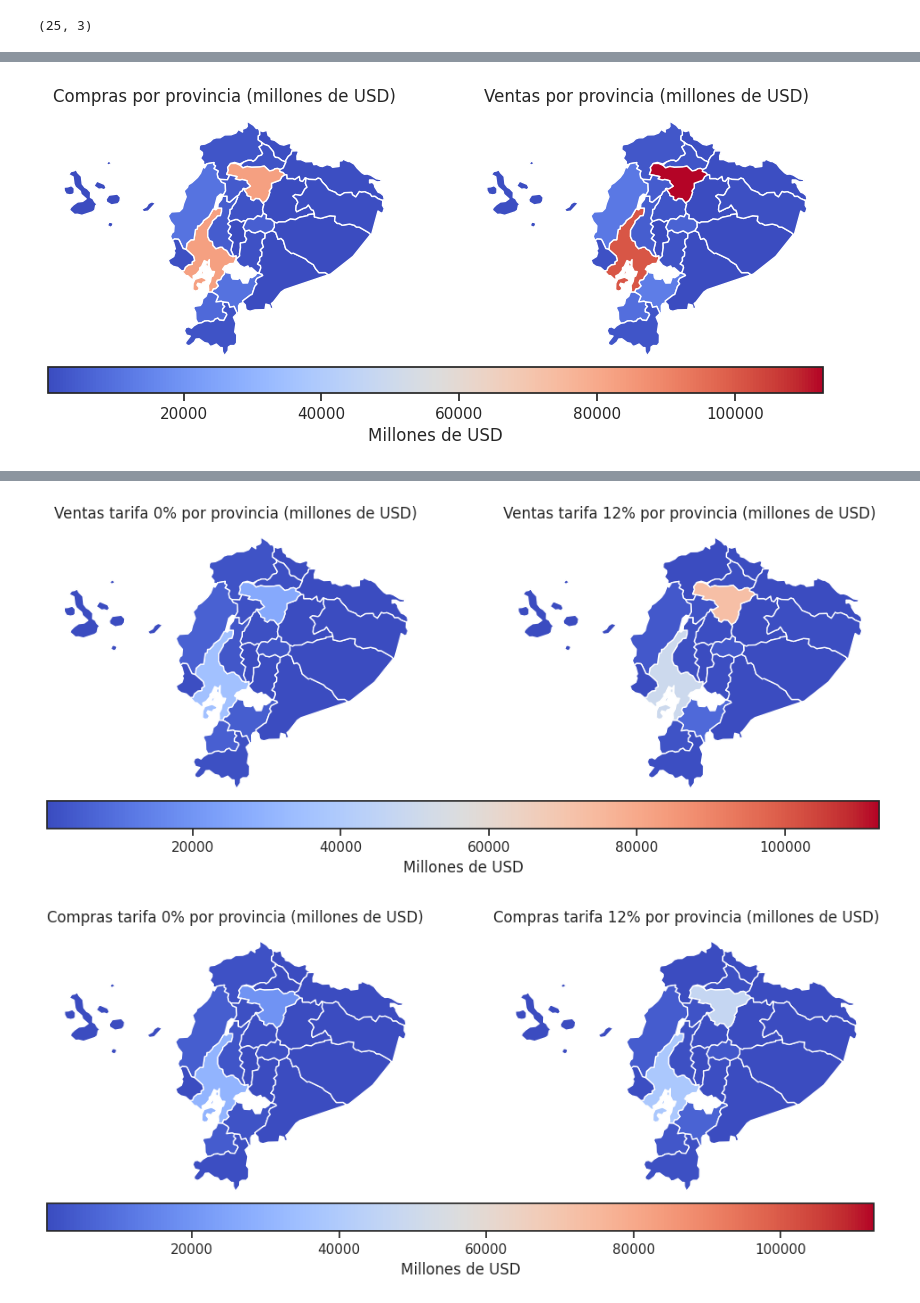
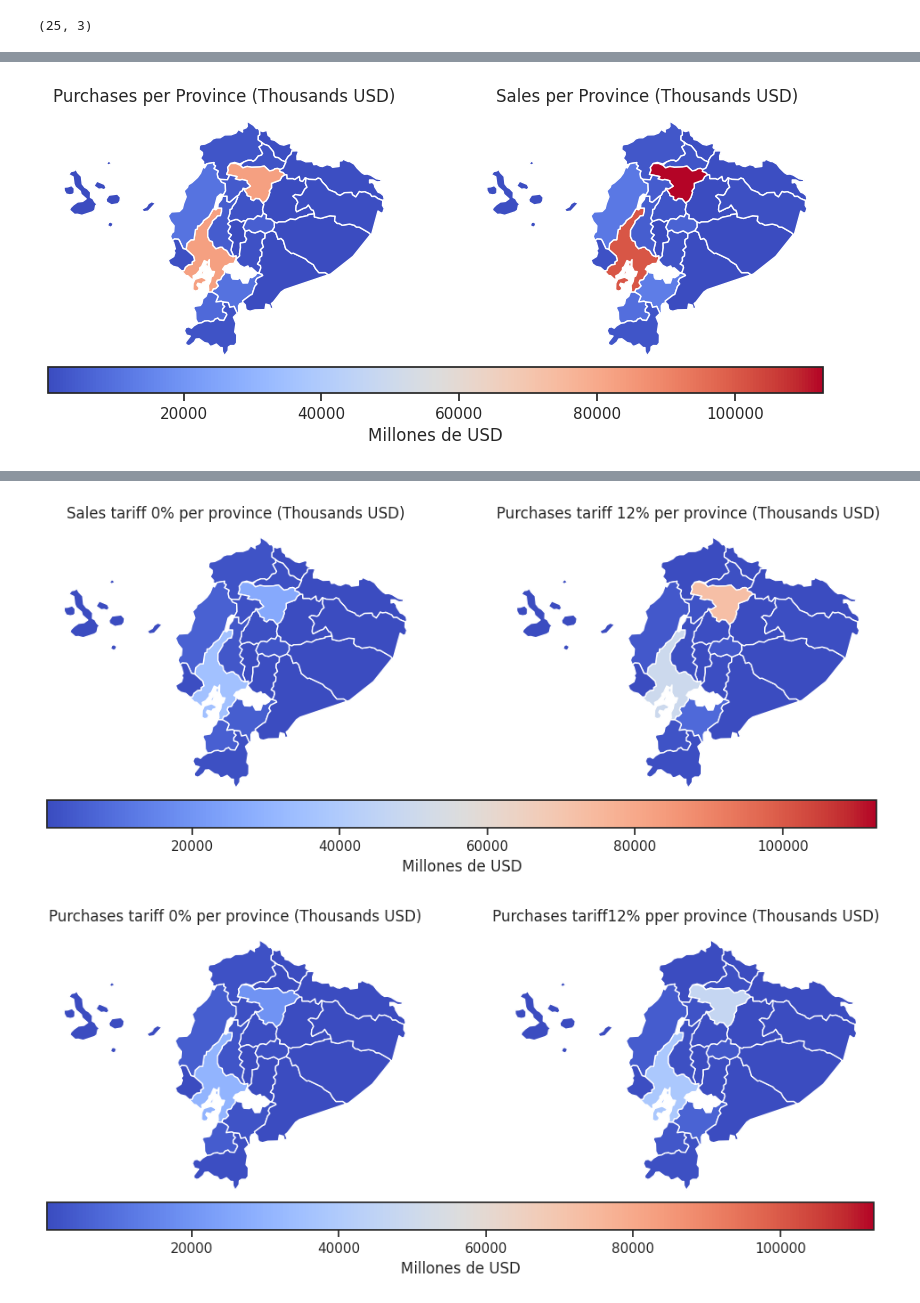
Before and after one commit to eluzuriaga83/data_science_bootcamp, a Jupyter notebook: SRI/Project_SRI.ipynb, the cells around one changed output, grey strips where cells are left out. Drawn from its saved outputs; the diff is of its cells as text; code cells hidden in the pictures.

```diff
--- a/SRI/Project_SRI.ipynb
+++ b/SRI/Project_SRI.ipynb
@@ -306,26 +443,26 @@ sm.set_array([])
 # %%
 fig, ax = plt.subplots(1, 2, figsize=(10, 10))
 ventas_provincia_r.plot(
     ax=ax[1], column="TOTAL_VENTAS_MILLONES", legend=False, cmap=cmap, norm=norm
 )
-ax[1].set_title("Ventas por provincia (millones de USD)")
+ax[1].set_title("Sales per Province (Thousands USD)")
 compras_provincia.plot(
     ax=ax[0], column="TOTAL_COMPRAS_MILLONES", legend=False, cmap=cmap, norm=norm
 )
-ax[0].set_title("Compras por provincia (millones de USD)")
+ax[0].set_title("Purchases per Province (Thousands USD)")
 fig.colorbar(
     sm,
     ax=ax,
     orientation="horizontal",
     pad=0,
     aspect=30,
     label="Millones de USD",
 )
 ax[0].axis('off')
 ax[1].axis('off')
 plt.show()
 # %% [output]
-[figure, old version]
+[figure, new version]
 # %%
 # mapa de ventas por provincia
 fig = px.choropleth(
@@ -364,13 +501,13 @@ fig.colorbar(
     aspect=30,
     label="Millones de USD",
 )
-ax[0].set_title("Ventas tarifa 0% por provincia (millones de USD)")
+ax[0].set_title("Sales tariff 0% per province (Thousands USD)")
 ax[0].axis('off')
-ax[1].set_title("Ventas tarifa 12% por provincia (millones de USD)")
+ax[1].set_title("Purchases tariff 12% per province (Thousands USD)")
 ax[1].axis('off')
 plt.show()
 # %% [output]
-[figure, old version]
+[figure, new version]
 # %%
 compras_provincia_12 = df_ec.groupby('PROVINCIA').agg({'COMPRAS_NETAS_TARIFA_12': 'sum'}).reset_index()
 compras_provincia_12 = geo_position_moved.merge(compras_provincia_12, on='PROVINCIA', how='left')
```
Also changed, not shown: parts of 33 cells of this notebook.
